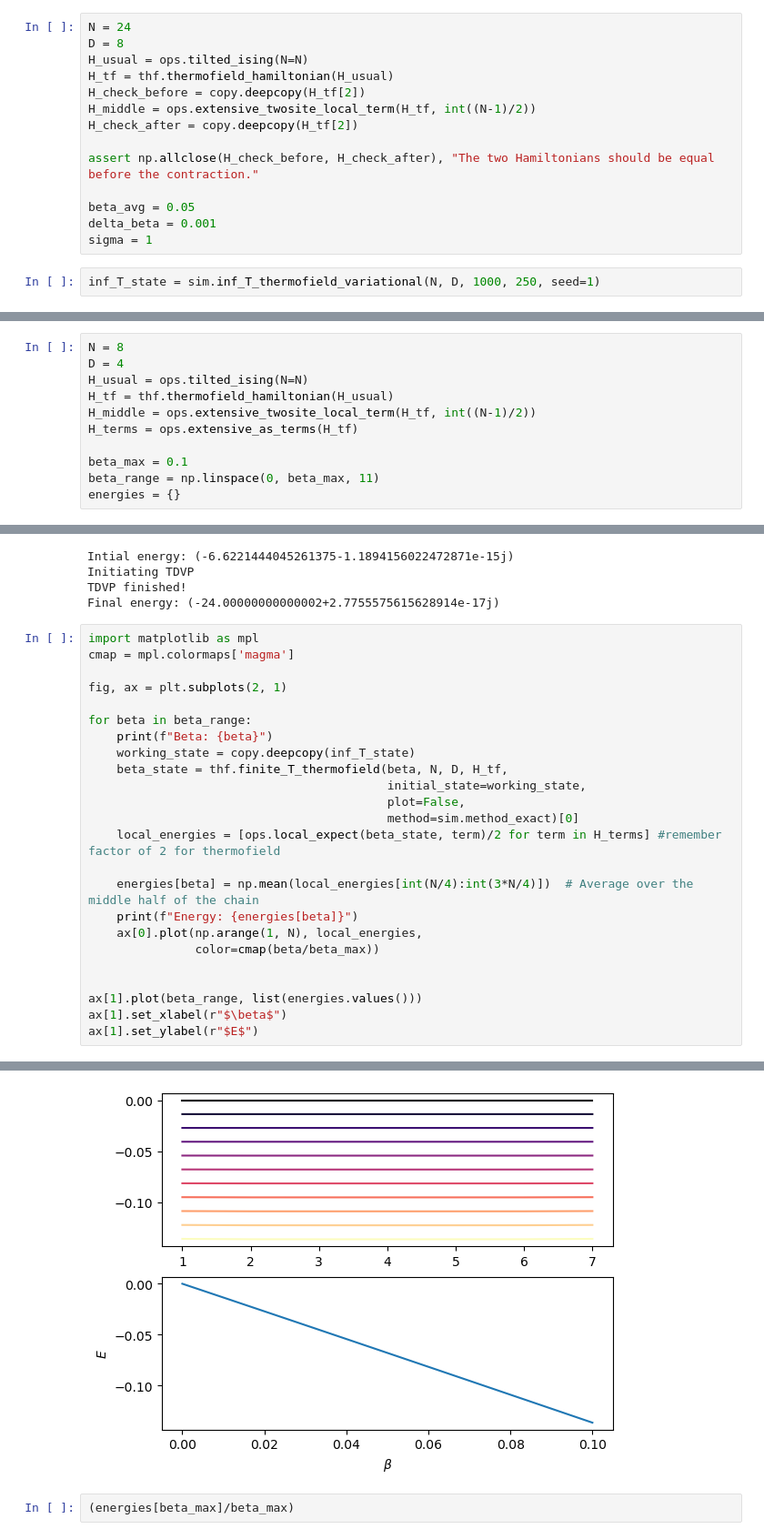
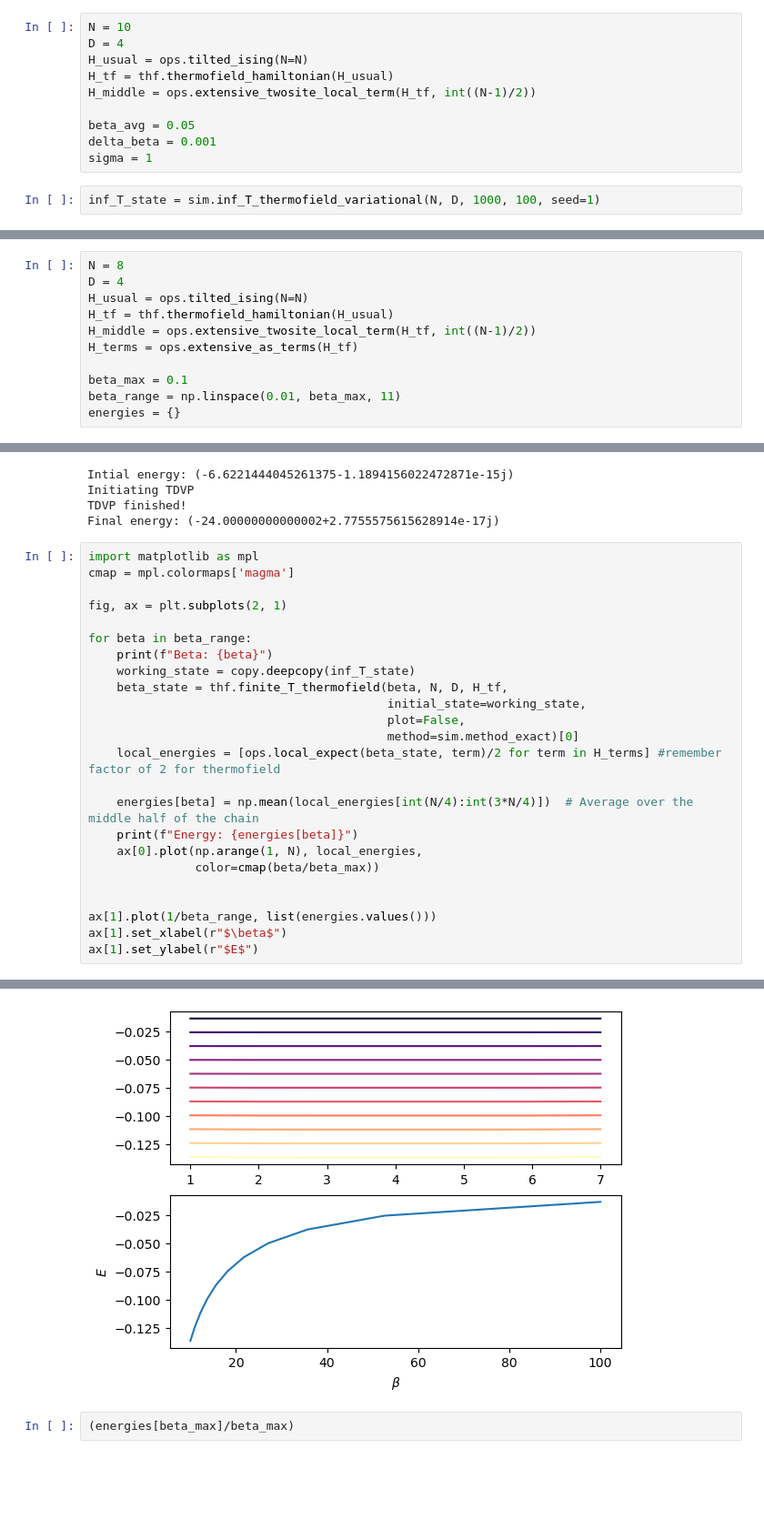
Before and after one commit to OscarCharlieST/quantum-tensor, a Jupyter notebook: active.ipynb, the cells around one changed output, grey strips where cells are left out. Shown at 91% size. Drawn from its saved outputs; the diff is of its cells as text; blank space fills up the shorter version.

```diff
--- a/active.ipynb
+++ b/active.ipynb
@@ -90,19 +96,15 @@ Final energy: (-9.590983998497517+3.469446951953614e-16j)
 # %% [markdown]
 Testing near thermal ansatz builder
 # %%
-N = 24
-D = 8
+N = 10
+D = 4
 H_usual = ops.tilted_ising(N=N)
 H_tf = thf.thermofield_hamiltonian(H_usual)
-H_check_before = copy.deepcopy(H_tf[2])
 H_middle = ops.extensive_twosite_local_term(H_tf, int((N-1)/2))
-H_check_after = copy.deepcopy(H_tf[2])
-
-assert np.allclose(H_check_before, H_check_after), "The two Hamiltonians should be equal before the contraction."
 
 beta_avg = 0.05
 delta_beta = 0.001
 sigma = 1
 # %%
-inf_T_state = sim.inf_T_thermofield_variational(N, D, 1000, 250, seed=1)
+inf_T_state = sim.inf_T_thermofield_variational(N, D, 1000, 100, seed=1)
 # %% [output]
@@ -244,7 +251,7 @@ H_middle = ops.extensive_twosite_local_term(H_tf, int((N-1)/2))
 H_terms = ops.extensive_as_terms(H_tf)
 
 beta_max = 0.1
-beta_range = np.linspace(0, beta_max, 11)
+beta_range = np.linspace(0.01, beta_max, 11)
 energies = {}
 # %%
 inf_T_state = sim.inf_T_thermofield_variational(N, D, 1000, 100, seed=1)
@@ -274,7 +281,7 @@ for beta in beta_range:
                color=cmap(beta/beta_max))
 
 
-ax[1].plot(beta_range, list(energies.values()))
+ax[1].plot(1/beta_range, list(energies.values()))
 ax[1].set_xlabel(r"$\beta$")
 ax[1].set_ylabel(r"$E$")
 # %% [output]
@@ -298,11 +305,11 @@ Beta: 0.04
 Initiating TDVP
 ... (22 lines left out)
 Beta: 0.1
 Initiating TDVP
 TDVP finished!
 Energy: (-0.13656515655644974-5.297619015463828e-19j)
 Text(0, 0.5, '$E$')
-[figure, old version]
+[figure, new version]
 # %%
 (energies[beta_max]/beta_max)
 # %% [output]
```
Also changed, not shown: parts of 25 cells of this notebook.
